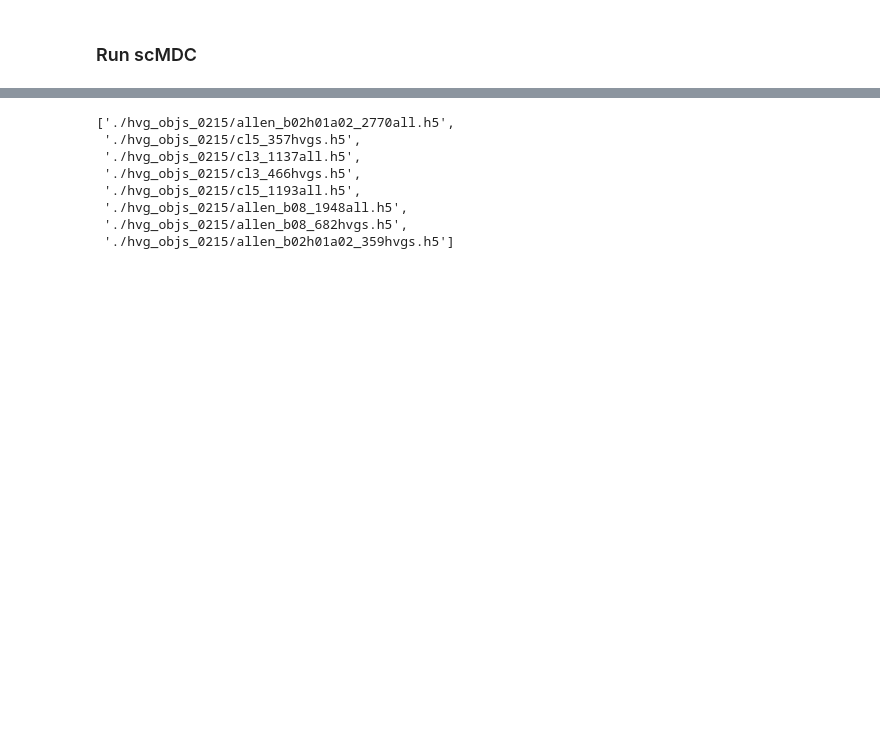
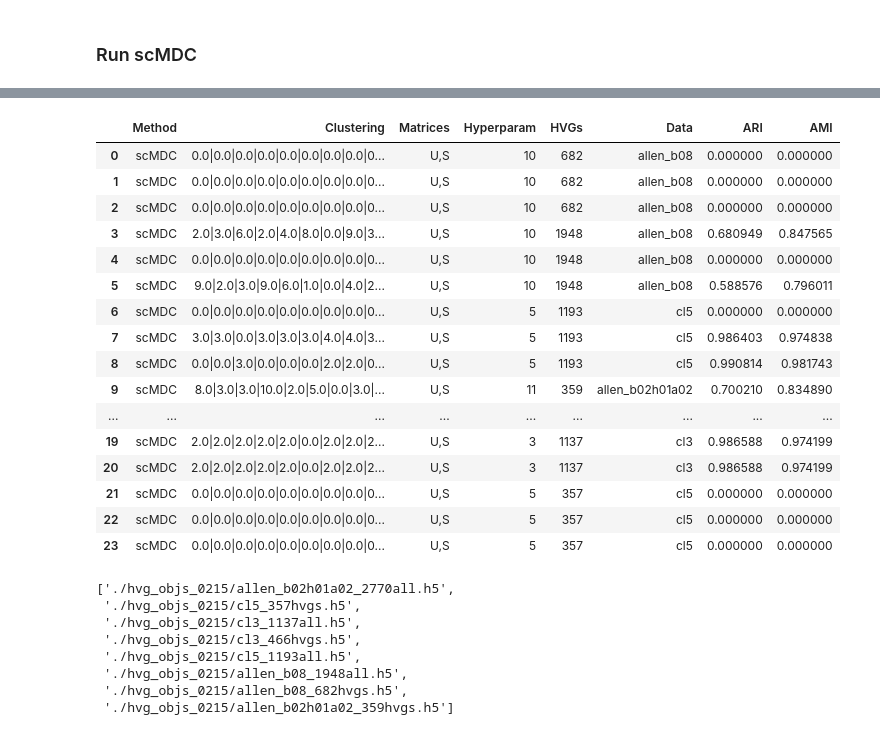
Before and after one commit to pachterlab/CGP_2023, a Jupyter notebook: analysis_notebooks/sim_benchmark_scMDC_scVI.ipynb, the cells around one changed output, grey strips where cells are left out. Cells and saved outputs as stored; diff of their text form; code cells hidden in the pictures; blank space fills up the shorter version.

```diff
--- a/analysis_notebooks/sim_benchmark_scMDC_scVI.ipynb
+++ b/analysis_notebooks/sim_benchmark_scMDC_scVI.ipynb
@@ -277,3 +310,23 @@ files.download('./scMDC_bench_results.csv')
+# %%
+mdc_vi_res
+# %% [output]
+|  | Method | Clustering | Matrices | Hyperparam | HVGs | Data | ARI | AMI |
+| 0 | scMDC | 0.0|0.0|0.0|0.0|0.0|0.0|0.0|0.0|0... | U,S | 10 | 682 | allen_b08 | 0.000000 | 0.000000 |
+| 1 | scMDC | 0.0|0.0|0.0|0.0|0.0|0.0|0.0|0.0|0... | U,S | 10 | 682 | allen_b08 | 0.000000 | 0.000000 |
+| 2 | scMDC | 0.0|0.0|0.0|0.0|0.0|0.0|0.0|0.0|0... | U,S | 10 | 682 | allen_b08 | 0.000000 | 0.000000 |
+| 3 | scMDC | 2.0|3.0|6.0|2.0|4.0|8.0|0.0|9.0|3... | U,S | 10 | 1948 | allen_b08 | 0.680949 | 0.847565 |
+| 4 | scMDC | 0.0|0.0|0.0|0.0|0.0|0.0|0.0|0.0|0... | U,S | 10 | 1948 | allen_b08 | 0.000000 | 0.000000 |
+| 5 | scMDC | 9.0|2.0|3.0|9.0|6.0|1.0|0.0|4.0|2... | U,S | 10 | 1948 | allen_b08 | 0.588576 | 0.796011 |
+| 6 | scMDC | 0.0|0.0|0.0|0.0|0.0|0.0|0.0|0.0|0... | U,S | 5 | 1193 | cl5 | 0.000000 | 0.000000 |
+| 7 | scMDC | 3.0|3.0|0.0|3.0|3.0|3.0|4.0|4.0|3... | U,S | 5 | 1193 | cl5 | 0.986403 | 0.974838 |
+| 8 | scMDC | 0.0|0.0|3.0|0.0|0.0|0.0|2.0|2.0|0... | U,S | 5 | 1193 | cl5 | 0.990814 | 0.981743 |
+| 9 | scMDC | 8.0|3.0|3.0|10.0|2.0|5.0|0.0|3.0|... | U,S | 11 | 359 | allen_b02h01a02 | 0.700210 | 0.834890 |
+| ... | ... | ... | ... | ... | ... | ... | ... | ... |
+| 19 | scMDC | 2.0|2.0|2.0|2.0|2.0|0.0|2.0|2.0|2... | U,S | 3 | 1137 | cl3 | 0.986588 | 0.974199 |
+| 20 | scMDC | 2.0|2.0|2.0|2.0|2.0|0.0|2.0|2.0|2... | U,S | 3 | 1137 | cl3 | 0.986588 | 0.974199 |
+| 21 | scMDC | 0.0|0.0|0.0|0.0|0.0|0.0|0.0|0.0|0... | U,S | 5 | 357 | cl5 | 0.000000 | 0.000000 |
+| 22 | scMDC | 0.0|0.0|0.0|0.0|0.0|0.0|0.0|0.0|0... | U,S | 5 | 357 | cl5 | 0.000000 | 0.000000 |
+| 23 | scMDC | 0.0|0.0|0.0|0.0|0.0|0.0|0.0|0.0|0... | U,S | 5 | 357 | cl5 | 0.000000 | 0.000000 |
 # %%
 d_strings
 # %% [output]
```
Also changed, not shown: parts of 17 cells of this notebook.
